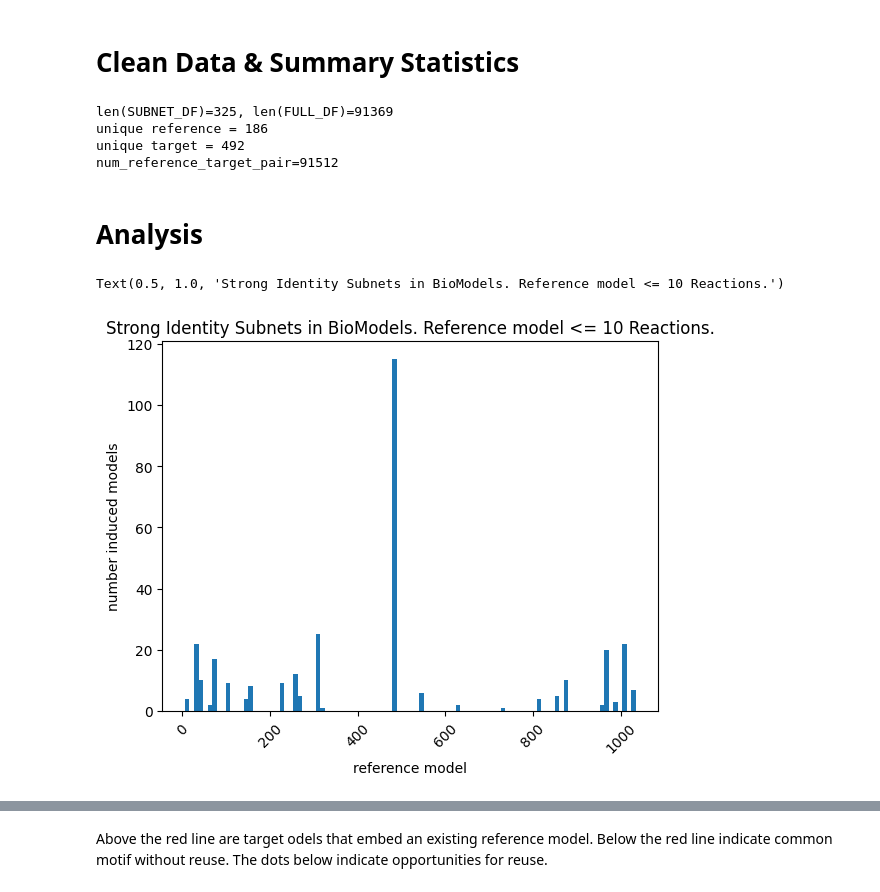
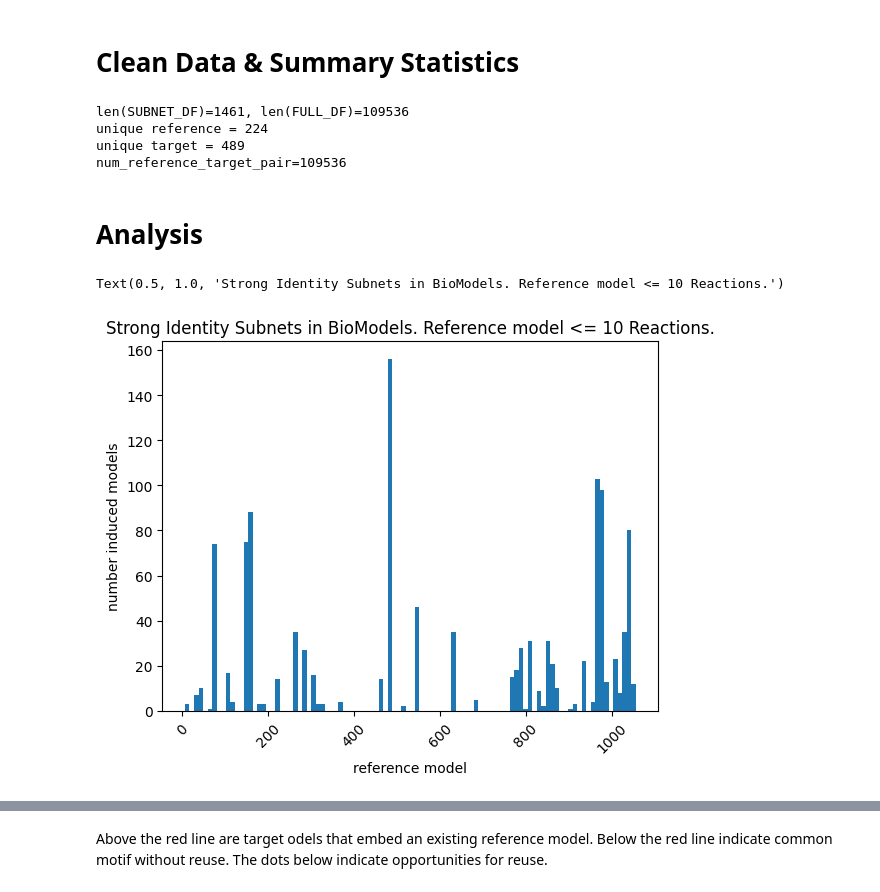
Before and after one commit to ModelEngineering/pySubnetSB, a Jupyter notebook: notebooks/analyze_biomodels_subnets.ipynb, the cells around one changed output, grey strips where cells are left out. Drawn from its saved outputs; the diff is of its cells as text; code cells hidden in the pictures.

Commit message:
Better recovery in find_biomodels_subnets

```diff
--- a/notebooks/analyze_biomodels_subnets.ipynb
+++ b/notebooks/analyze_biomodels_subnets.ipynb
@@ -15,6 +15,7 @@ from pySubnetSB.network import Network
 # %%
 #PATH = os.path.join(cn.PROJECT_DIR, "biomodels_subnets.csv")
 PATH = "/Users/jlheller/Downloads/biomodels_checkpoint.csv"
+PATH = os.path.join(cn.DATA_DIR, "biomodels_subnet_strong.csv")
 FULL_DF = pd.read_csv(PATH)
 FULL_DF.head()
 # %% [output]
@@ -123,7 +100,10 @@ def extractBiomodelNum(stg:str)->int:
     """
     substg = stg[5:]
     pos = np.min([n if c != '0' else 1000 for n, c in enumerate(substg)])
-    result = int(substg[pos:])
+    try:
+        result = int(substg[pos:])
+    except:
+        result = None
     return result
 
 # TESTS
@@ -221,23 +201,25 @@ print(f"unique target = {unique_target}")
 num_reference_target_pair = unique_reference*unique_target
 print(f"num_reference_target_pair={num_reference_target_pair}")
 # %% [output]
-len(SUBNET_DF)=325, len(FULL_DF)=91369
-unique reference = 186
-unique target = 492
-num_reference_target_pair=91512
+len(SUBNET_DF)=1461, len(FULL_DF)=109536
+unique reference = 224
+unique target = 489
+num_reference_target_pair=109536
 # %% [markdown]
 # Analysis
 # %%
 # Number of targets
-xvals = [extractBiomodelNum(s) for s in SUBNET_DF['reference_name']]
+#if "reference_model" in SUBNET_DF.columns:
+#    SUBNET_DF = SUBNET_DF.rename(columns={'reference_model': 'reference_name', 'target_model': 'target_name'})
+xvals = [extractBiomodelNum(s) for s in SUBNET_DF['reference_name'] if extractBiomodelNum(s) is not None]
 _ = plt.hist(xvals, bins=100)
 _ = plt.xticks(rotation=45)
 plt.xlabel('reference model')
 plt.ylabel('number induced models')
 plt.title('Strong Identity Subnets in BioModels. Reference model <= 10 Reactions.')
 # %% [output]
 Text(0.5, 1.0, 'Strong Identity Subnets in BioModels. Reference model <= 10 Reactions.')
-[figure, old version]
+[figure, new version]
 # %%
 # Scatter plot of subnets
 xvals = [extractBiomodelNum(m) for m in SUBNET_DF['reference_name']]
```
Also changed, not shown: parts of 7 cells of this notebook, 1 other file.
